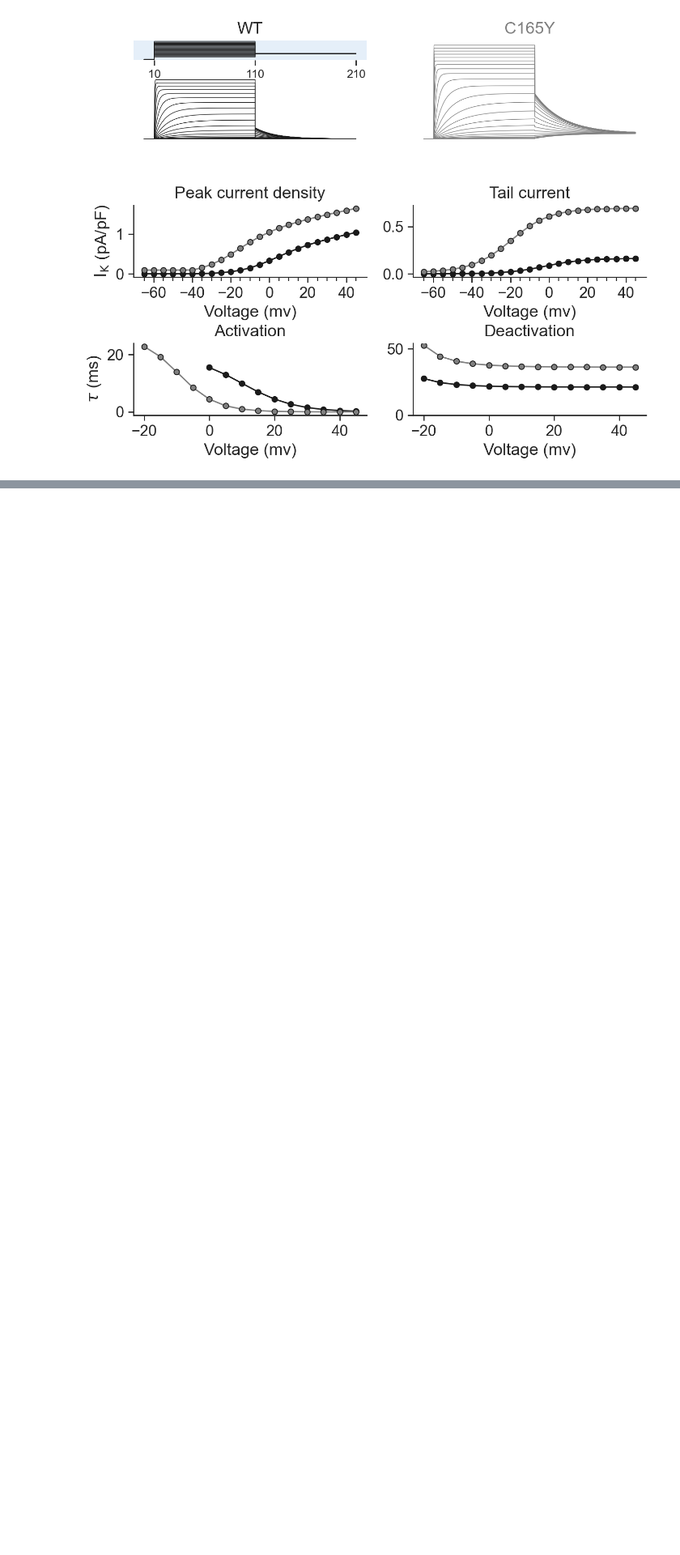
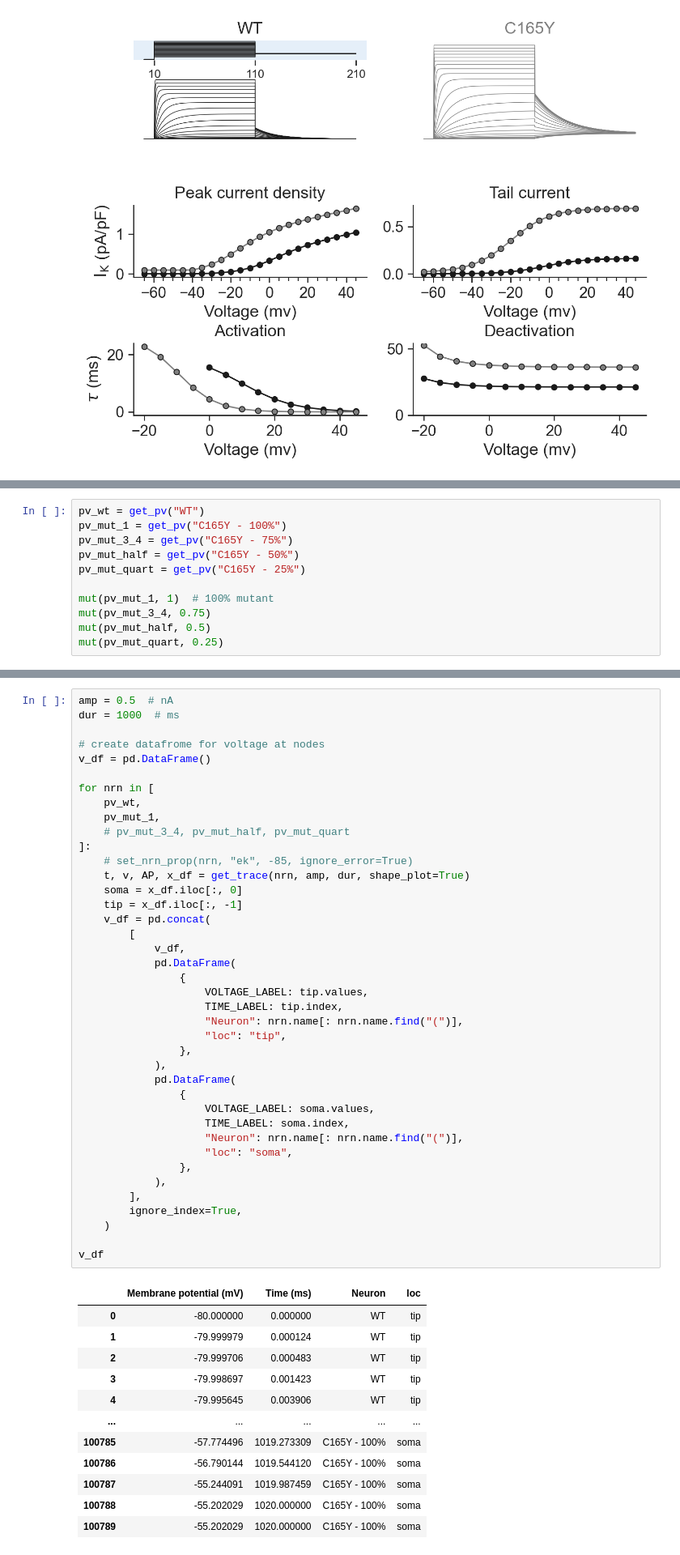
Before and after one commit to ChrisCurrin/pv-kcnc2, a Jupyter notebook: notebook.ipynb, the cells around one changed output, grey strips where cells are left out. Shown: that part at 81% size. Saved outputs shown, nothing was run; the diff lists cells and outputs as text; blank space fills up the shorter version.

Commit message:
mutant in PV

```diff
--- a/notebook.ipynb
+++ b/notebook.ipynb
@@ -387,0 +389,11 @@ iv_fig();
+# %%
+pv_wt = get_pv("WT")
+pv_mut_1 = get_pv("C165Y - 100%")
+pv_mut_3_4 = get_pv("C165Y - 75%")
+pv_mut_half = get_pv("C165Y - 50%")
+pv_mut_quart = get_pv("C165Y - 25%")
+
+mut(pv_mut_1, 1)  # 100% mutant
+mut(pv_mut_3_4, 0.75)
+mut(pv_mut_half, 0.5)
+mut(pv_mut_quart, 0.25)
@@ -387,0 +402,53 @@ iv_fig();
+# %%
+amp = 0.5  # nA
+dur = 1000  # ms
+
+# create datafrome for voltage at nodes
+v_df = pd.DataFrame()
+
+for nrn in [
+    pv_wt,
+    pv_mut_1,
+    # pv_mut_3_4, pv_mut_half, pv_mut_quart
+]:
+    # set_nrn_prop(nrn, "ek", -85, ignore_error=True)
+    t, v, AP, x_df = get_trace(nrn, amp, dur, shape_plot=True)
+    soma = x_df.iloc[:, 0]
+    tip = x_df.iloc[:, -1]
+    v_df = pd.concat(
+        [
+            v_df,
+            pd.DataFrame(
+                {
+                    VOLTAGE_LABEL: tip.values,
+                    TIME_LABEL: tip.index,
+                    "Neuron": nrn.name[: nrn.name.find("(")],
+                    "loc": "tip",
+                },
+            ),
+            pd.DataFrame(
+                {
+                    VOLTAGE_LABEL: soma.values,
+                    TIME_LABEL: soma.index,
+                    "Neuron": nrn.name[: nrn.name.find("(")],
+                    "loc": "soma",
+                },
+            ),
+        ],
+        ignore_index=True,
+    )
+
+v_df
+# %% [output]
+|  | Membrane potential (mV) | Time (ms) | Neuron | loc |
+| 0 | -80.000000 | 0.000000 | WT | tip |
+| 1 | -79.999979 | 0.000124 | WT | tip |
+| 2 | -79.999706 | 0.000483 | WT | tip |
+| 3 | -79.998697 | 0.001423 | WT | tip |
+| 4 | -79.995645 | 0.003906 | WT | tip |
+| ... | ... | ... | ... | ... |
+| 100785 | -57.774496 | 1019.273309 | C165Y - 100% | soma |
+| 100786 | -56.790144 | 1019.544120 | C165Y - 100% | soma |
+| 100787 | -55.244091 | 1019.987459 | C165Y - 100% | soma |
+| 100788 | -55.202029 | 1020.000000 | C165Y - 100% | soma |
+| 100789 | -55.202029 | 1020.000000 | C165Y - 100% | soma |
```
Also changed, not shown: parts of 6 cells of this notebook, 4 other files.
